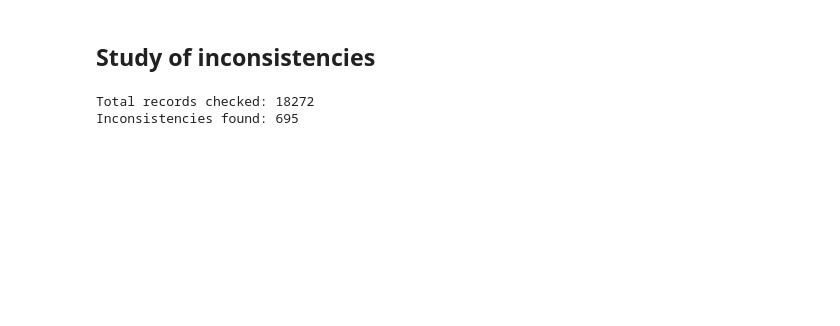
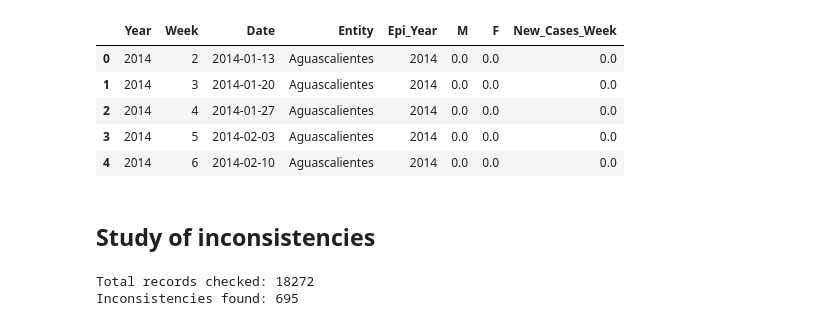
Before and after one commit to greyngs/alzheimer-forecasting-mexico, a Jupyter notebook: notebooks/2_study_of_inconsistencies.ipynb, the cells around one changed output. Saved outputs shown, nothing was run; the diff lists cells and outputs as text; code cells hidden in the pictures; blank space fills up the shorter version.

```diff
--- a/notebooks/2_study_of_inconsistencies.ipynb
+++ b/notebooks/2_study_of_inconsistencies.ipynb
@@ -7,8 +4,16 @@ import numpy as np
 import os
 # %%
 # Data loading
-path = r'../data/interim/data_v1.csv'
-alzheimer_v1_df = pd.read_csv(path)
+path = r'../data/interim/data_v2_English.csv'
+alzheimer_df = pd.read_csv(path)
+alzheimer_df.head()
+# %% [output]
+|  | Year | Week | Date | Entity | Epi_Year | M | F | New_Cases_Week |
+| 0 | 2014 | 2 | 2014-01-13 | Aguascalientes | 2014 | 0.0 | 0.0 | 0.0 |
+| 1 | 2014 | 3 | 2014-01-20 | Aguascalientes | 2014 | 0.0 | 0.0 | 0.0 |
+| 2 | 2014 | 4 | 2014-01-27 | Aguascalientes | 2014 | 0.0 | 0.0 | 0.0 |
+| 3 | 2014 | 5 | 2014-02-03 | Aguascalientes | 2014 | 0.0 | 0.0 | 0.0 |
+| 4 | 2014 | 6 | 2014-02-10 | Aguascalientes | 2014 | 0.0 | 0.0 | 0.0 |
 # %% [markdown]
 ## Study of inconsistencies
 # %%
```
Also changed, not shown: parts of 6 cells of this notebook, 3 other files.
